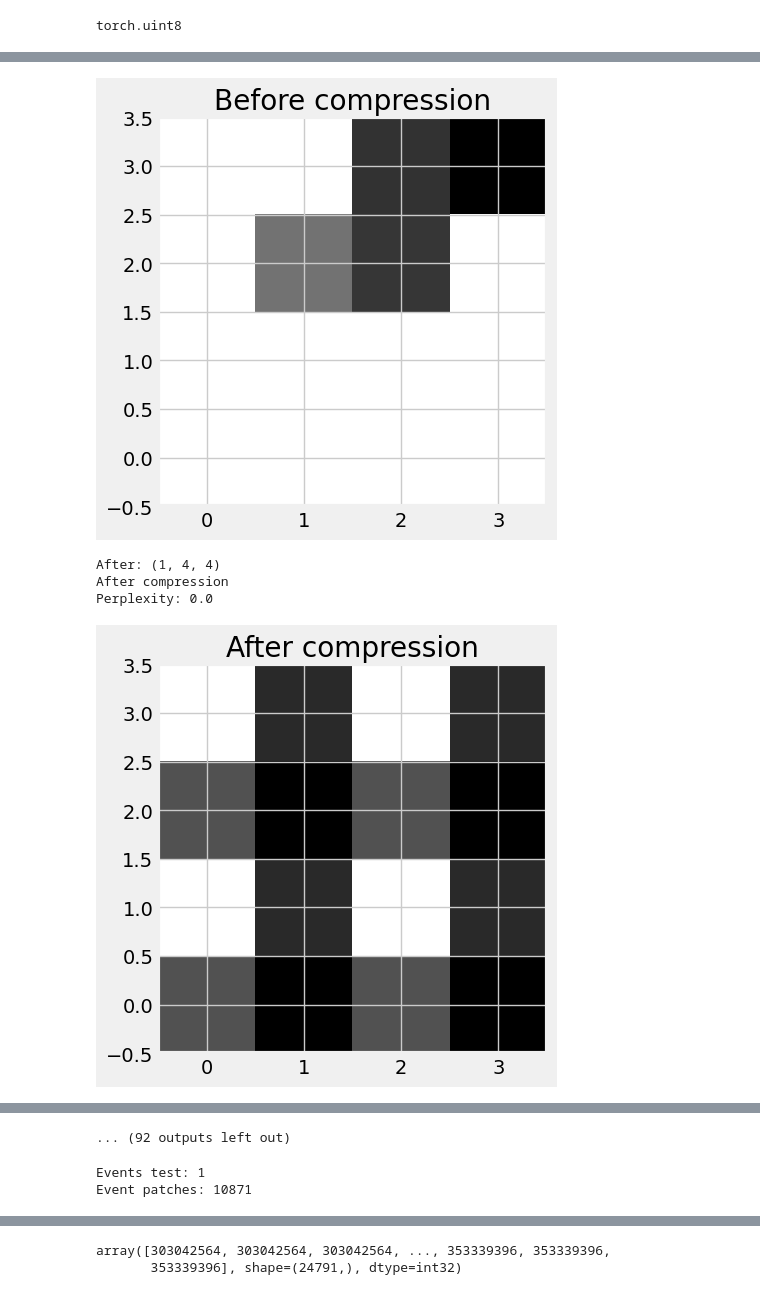
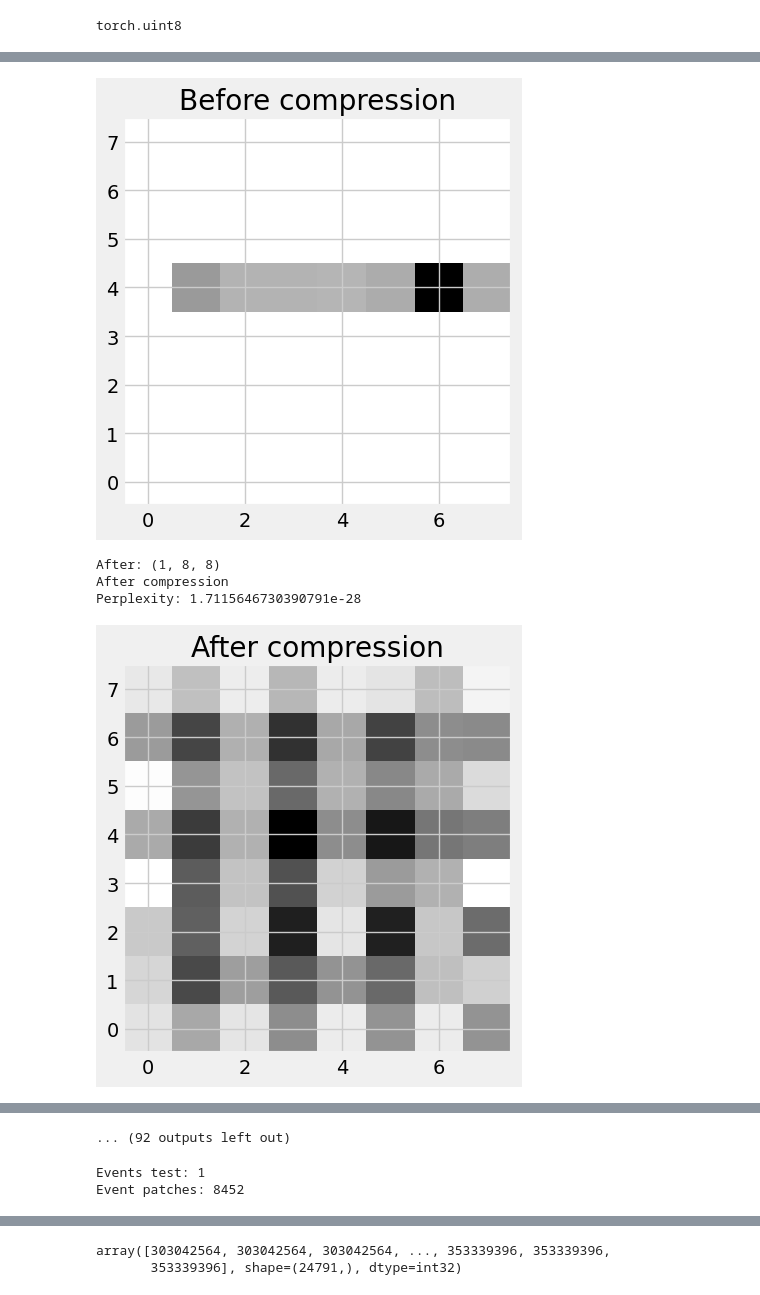
Before and after one commit to pauliusB20/vq-vae-experiments, a Jupyter notebook: cms_particle_hits/main.ipynb, the cells around one changed output, grey strips where cells are left out. Drawn from its saved outputs; the diff is of its cells as text; code cells hidden in the pictures.

```diff
--- a/cms_particle_hits/main.ipynb
+++ b/cms_particle_hits/main.ipynb
@@ -52,8 +52,7 @@ from scipy.linalg import sqrtm
 # %%
 SELECTED_EVENTS = 1
 EVENT_COUNT = 1
-BATCH_SIZE = 4
-PATCH_SIZE = 4
+PATCH_SIZE = 8
 BITS_HIT = 25
 # %%
 # Utillities
@@ -177,8 +176,8 @@ events_test_all = PixelDigiEvent.read_root('/data/cern/pileup_ml/premixlib2024/0
 events_test = events_test_all[:EVENT_COUNT]
 # %%
 # Params
-batch_size = 64
-beta = 0.75 # commitment cost. Makes values more similar to the
+batch_size = 128
+beta = 0.1 # commitment cost. Makes values more similar to the
 
 # TODO: keep this fixed
 # learning_rate = 1e-5
@@ -187,7 +186,7 @@ learning_rate = 1e-5
 # num_epochs = 80
 num_epochs = 80
 channels = 1
-latent_dim = 32
+latent_dim = 64
 num_embeddings = 128  # Number of vectors in the codebook
 # num_residual_hiddens = 3
 # num_residual_layers = 2
@@ -667,7 +651,8 @@ class VQVAE(nn.Module):
 # %%
 model = VQVAE(
     hidden_channels = 4,
-    kernel_size = 2
+    kernel_size = 4,
+    slope = 0.05
 ).to(device)
 # %%
 optimizer = optim.Adam(
@@ -697,9 +682,9 @@ perplexity_values = []
 # num_epochs = 20
 idx_validation = 0
 patch_test_cursor = iter(events_test_loaders[0])
+model.train()
 
 for epoch in range(num_epochs):
-    model.train()
     train_loss = 0
     perplexity_per_epoch = 0
 
@@ -714,7 +699,7 @@ for epoch in range(num_epochs):
         optimizer.zero_grad()
 
         X_adcs = X_adcs.float()
-        X_adcs = X_adcs + 0.01 * torch.randn_like(X_adcs)
+        # X_adcs = X_adcs + 0.01 * torch.randn_like(X_adcs)
         X_adcs = X_adcs.to(device)
 
 
@@ -734,7 +719,7 @@ for epoch in range(num_epochs):
         (
             recon_patch,
             vq_loss,
-            _,
+            perplexity,
             encodings,
             codebooks
         ) = model(
@@ -746,7 +731,7 @@ for epoch in range(num_epochs):
         loss = _get_vq_loss(recon_patch, X_adcs_tr, vq_loss)
         loss.backward()
         train_loss += loss.item()
-
+        perplexity_per_epoch += perplexity.item()
 
         optimizer.step()
 
@@ -759,6 +744,7 @@ for epoch in range(num_epochs):
 
     avg_loss = train_loss / len(train_loader)
     average_loss_values.append(avg_loss)
+    perplexity_values.append(perplexity_per_epoch / len(train_loader))
     print(f'Epoch [{epoch + 1}/{num_epochs}] Average Loss: {avg_loss:.4f}')
 
     if epoch % LOG_EVERY == 0:
@@ -791,8 +777,6 @@ for epoch in range(num_epochs):
                 codebooks
             ) = model(patch_test)
 
-            perplexity_values.append(perplexity.item())
-
             recon_patch_np = _tensor_to_numpy(
                 recon_patch[0]
             )
@@ -809,5 +793,5 @@ Before: (64, 4, 4)
-[figure, old version]
+[figure, new version]
-After: (1, 4, 4)
+After: (1, 8, 8)
 After compression
-Perplexity: 0.0
+Perplexity: 1.7115646730390791e-28
-[figure, old version]
+[figure, new version]
@@ -839,7 +819,7 @@ print(f"Events test: {len(events_test_patches_adcs)}")
 print(f"Event patches: {len(events_test_patches[0])}")
 # %% [output]
 Events test: 1
-Event patches: 10871
+Event patches: 8452
 # %%
 X_test_patch = events_test_patches_adcs[0][0]
 X_test = torch.tensor(X_test_patch).to(device).float()
```
Also changed, not shown: parts of 24 cells of this notebook.
